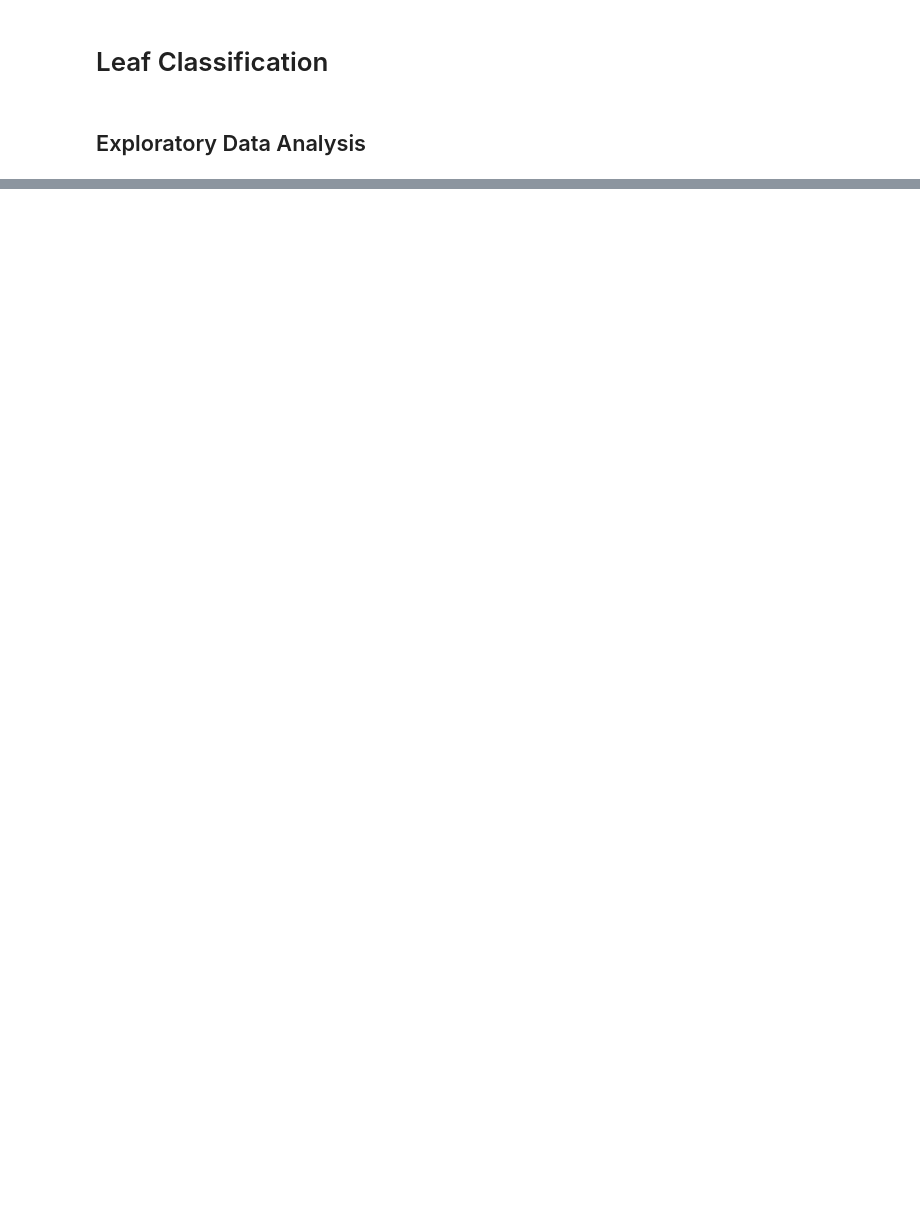
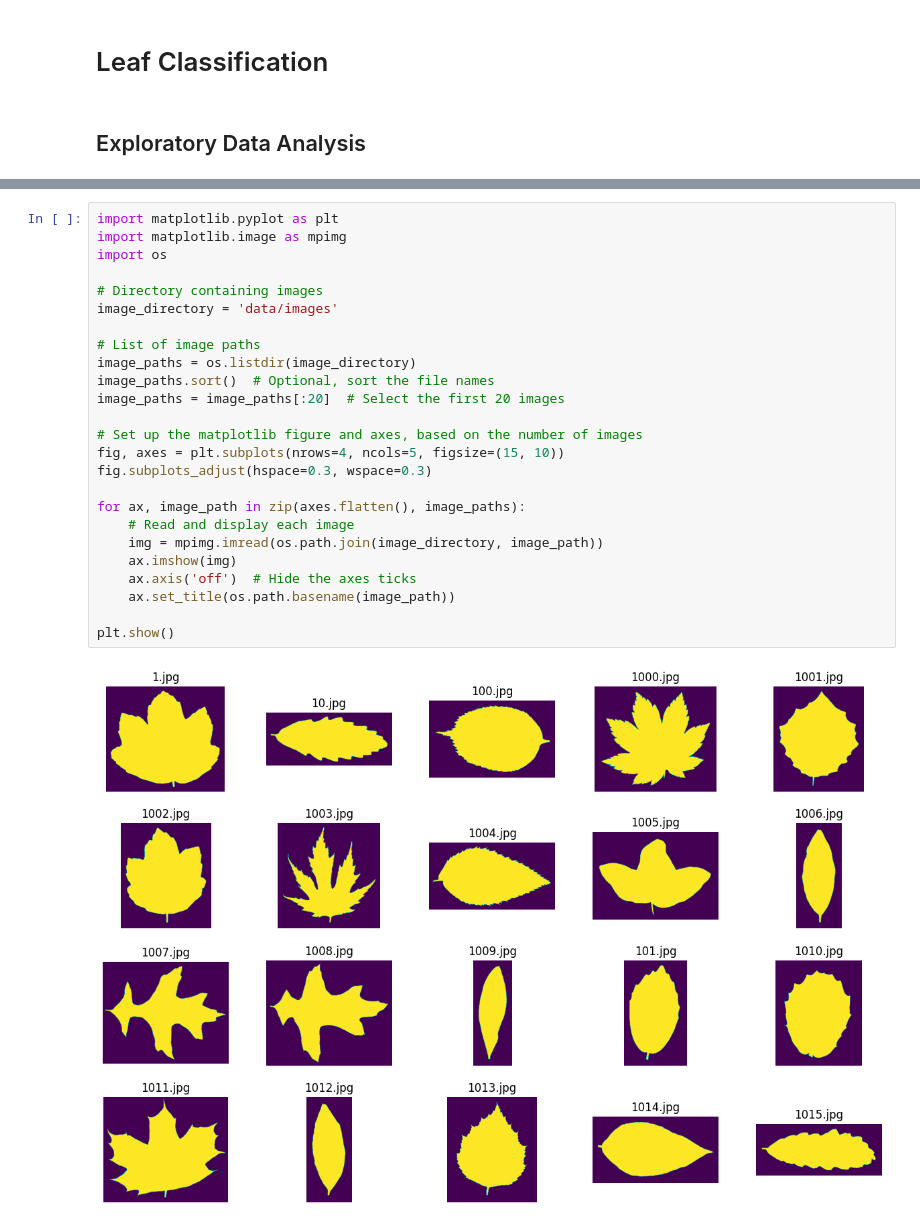
Before and after one commit to RemiBtn/LeafClassification, a Jupyter notebook: classification.ipynb, the cells around one changed output, grey strips where cells are left out. Drawn from its saved outputs; the diff is of its cells as text; blank space fills up the shorter version.

```diff
--- a/classification.ipynb
+++ b/classification.ipynb
@@ -23,0 +96,27 @@ print(data.isnull().sum())
+# %%
+import matplotlib.pyplot as plt
+import matplotlib.image as mpimg
+import os
+
+# Directory containing images
+image_directory = 'data/images'
+
+# List of image paths
+image_paths = os.listdir(image_directory)
+image_paths.sort()  # Optional, sort the file names
+image_paths = image_paths[:20]  # Select the first 20 images
+
+# Set up the matplotlib figure and axes, based on the number of images
+fig, axes = plt.subplots(nrows=4, ncols=5, figsize=(15, 10))
+fig.subplots_adjust(hspace=0.3, wspace=0.3)
+
+for ax, image_path in zip(axes.flatten(), image_paths):
+    # Read and display each image
+    img = mpimg.imread(os.path.join(image_directory, image_path))
+    ax.imshow(img)
+    ax.axis('off')  # Hide the axes ticks
+    ax.set_title(os.path.basename(image_path))
+
+plt.show()
+# %% [output]
+[figure, added]
```
Also changed, not shown: parts of 20 cells of this notebook.
